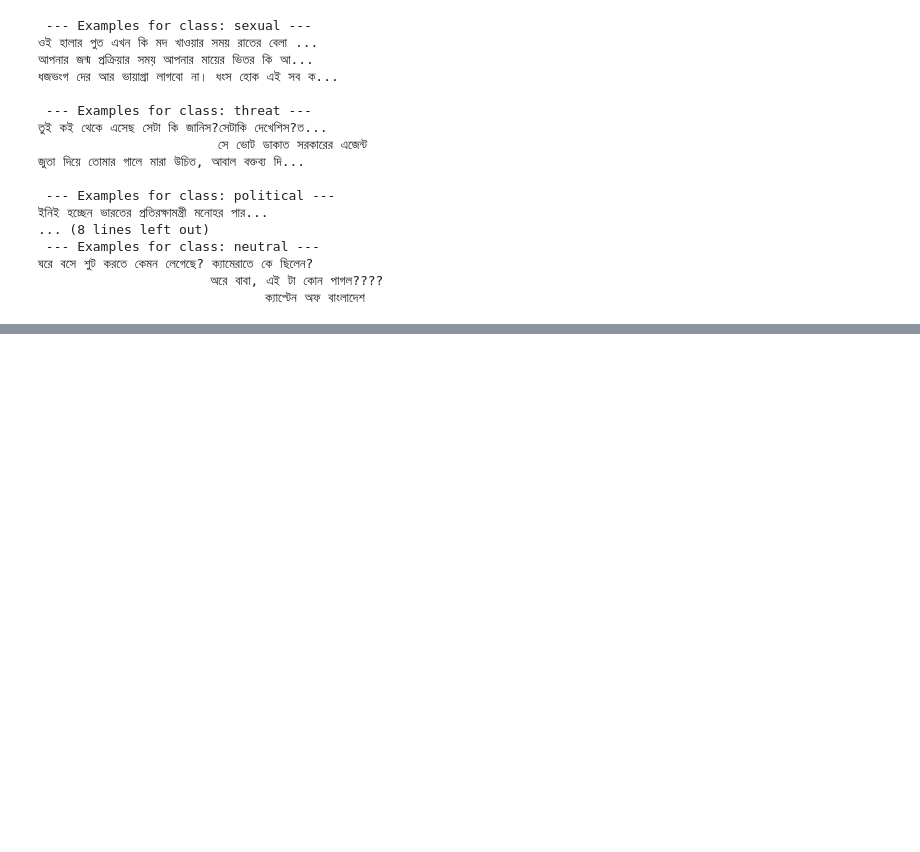
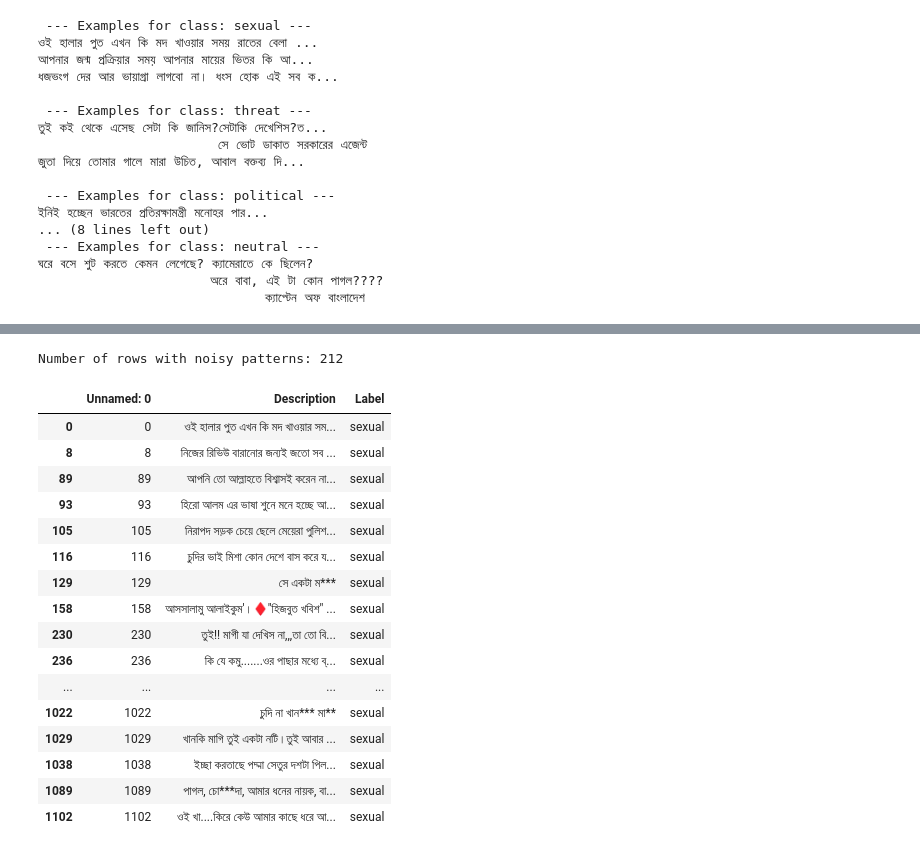
Before and after one commit to Benjamin-GitHub/bangla_cyberbullying_dl, a Jupyter notebook: notebooks/eda.ipynb, the cells around one changed output, grey strips where cells are left out. Cells and saved outputs as stored; diff of their text form; code cells hidden in the pictures; blank space fills up the shorter version.

```diff
--- a/notebooks/eda.ipynb
+++ b/notebooks/eda.ipynb
@@ -483,0 +549,40 @@ for label in df['Label'].unique():
+# %%
+import re
+
+# 1) Long repeated characters: any single char repeated 5+ times
+repeat_pattern = re.compile(r"(.)\1{4,}")
+
+# 2) Decorative separators: sequences of at least 3 of these chars
+#    we do NOT include ':' '/' '@' so URLs are safe
+separator_pattern = re.compile(r"[-=*_+•●♦♠♥০0∆॥❣✔⚫]{3,}")
+
+def has_noisy_pattern(text: str) -> bool:
+    if not isinstance(text, str):
+        text = str(text)
+    return bool(repeat_pattern.search(text) or separator_pattern.search(text))
+
+# Apply to dataframe (you can use df_raw or df after cleaning)
+noise_mask = df_raw["Description"].astype(str).apply(has_noisy_pattern)
+noisy_rows = df_raw[noise_mask]
+
+print("Number of rows with noisy patterns:", noisy_rows.shape[0])
+noisy_rows.head(50)
+# %% [output]
+Number of rows with noisy patterns: 212
+|  | Unnamed: 0 | Description | Label |
+| 0 | 0 | ওই হালার পুত এখন কি মদ খাওয়ার সম... | sexual |
+| 8 | 8 | নিজের রিভিউ বারানোর জন্যই জতো সব ... | sexual |
+| 89 | 89 | আপনি তো আল্লাহতে বিশ্বাসই করেন না... | sexual |
+| 93 | 93 | হিরো আলম এর ভাষা শুনে মনে হচ্ছে আ... | sexual |
+| 105 | 105 | নিরাপদ সড়ক চেয়ে ছেলে মেয়েরা পুলিশ... | sexual |
+| 116 | 116 | চুদির ভাই মিশা কোন দেশে বাস করে য... | sexual |
+| 129 | 129 | সে একটা ম*** | sexual |
+| 158 | 158 | আসসালামু আলাইকুম'।♦"হিজবুত খবিশ" ... | sexual |
+| 230 | 230 | তুই!! মাগী যা দেখিস না,,,তা তো বি... | sexual |
+| 236 | 236 | কি যে কমু.......ওর পাছার মধ্যে ব্... | sexual |
+| ... | ... | ... | ... |
+| 1022 | 1022 | চুদি না খান*** মা** | sexual |
+| 1029 | 1029 | খানকি মাগি তুই একটা নটি।তুই আবার ... | sexual |
+| 1038 | 1038 | ইচ্ছা করতাছে পদ্মা সেতুর দশটা পিল... | sexual |
+| 1089 | 1089 | পাগল, চো***দা, আমার ধনের নায়ক, বা... | sexual |
+| 1102 | 1102 | ওই খা....কিরে কেউ আমার কাছে ধরে আ... | sexual |
```
Also changed, not shown: parts of 12 cells of this notebook, 4 other files.
